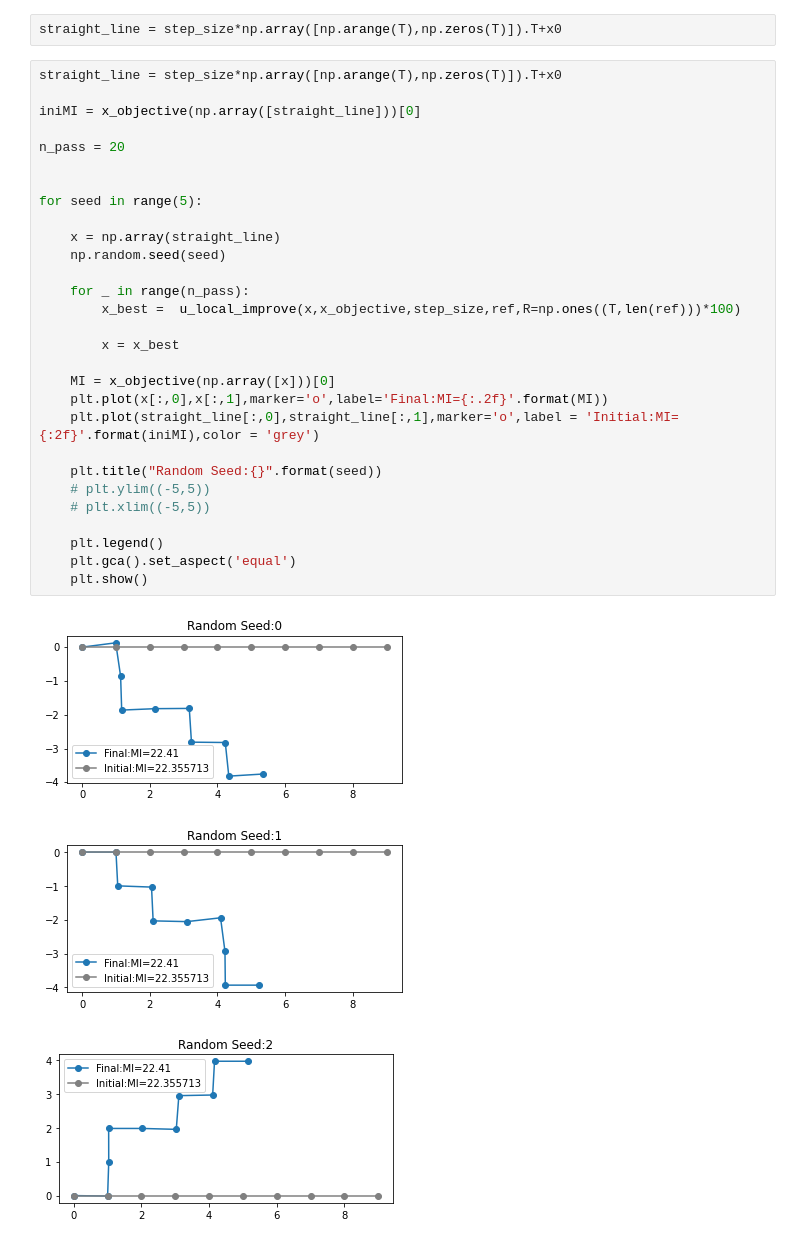
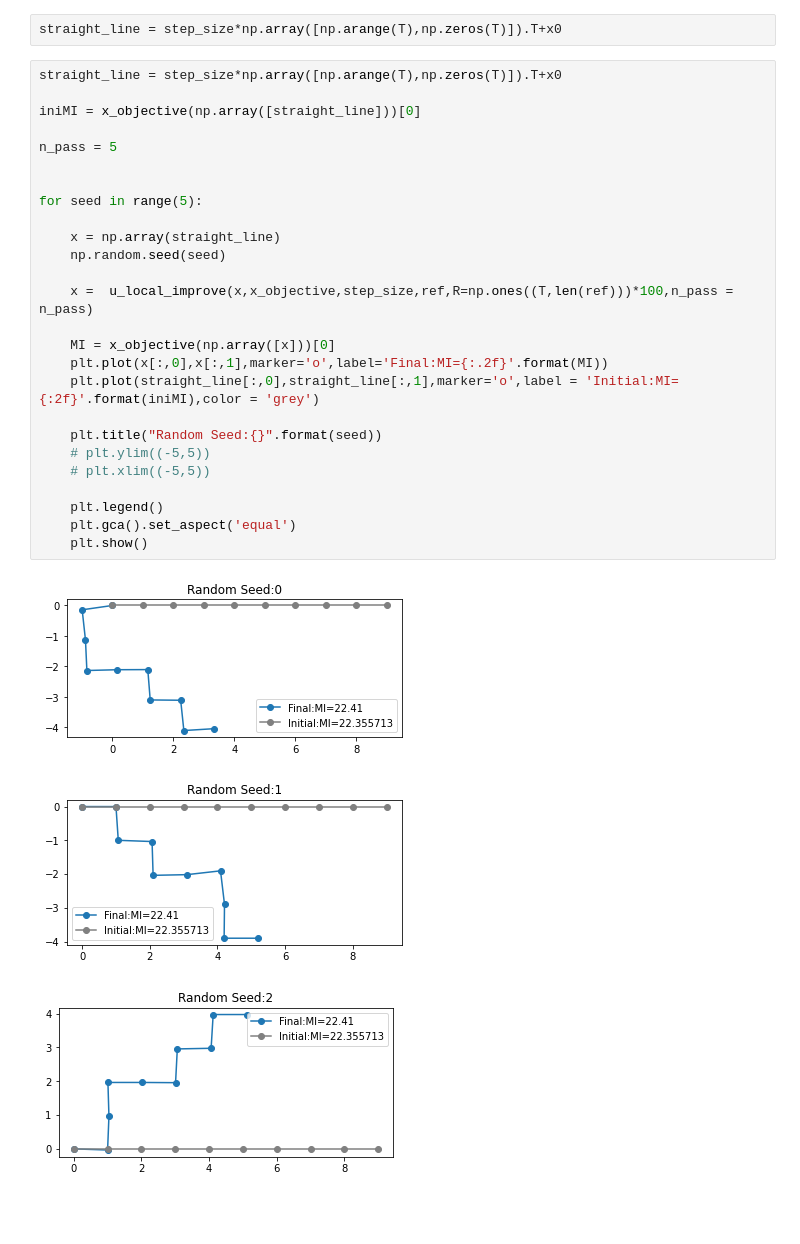
Before and after one commit to lina-robotics-lab/OptimalGPSampling, a Jupyter notebook: Notebooks/u-local-improvement.ipynb, the cells around one changed output. Drawn from its saved outputs; the diff is of its cells as text; blank space fills up the shorter version.

Commit message:
Make comprehensive figures for local improvement algorithms.

```diff
--- a/Notebooks/u-local-improvement.ipynb
+++ b/Notebooks/u-local-improvement.ipynb
@@ -80,33 +54,30 @@ straight_line = step_size*np.array([np.arange(T),np.zeros(T)]).T+x0
 # %%
 straight_line = step_size*np.array([np.arange(T),np.zeros(T)]).T+x0
 
 iniMI = x_objective(np.array([straight_line]))[0]
 
-n_pass = 20
+n_pass = 5
 
 
 for seed in range(5):
 
     x = np.array(straight_line)
     np.random.seed(seed)
 
-    for _ in range(n_pass):
-        x_best =  u_local_improve(x,x_objective,step_size,ref,R=np.ones((T,len(ref)))*100)
-
-        x = x_best
+    x =  u_local_improve(x,x_objective,step_size,ref,R=np.ones((T,len(ref)))*100,n_pass = n_pass)
 
     MI = x_objective(np.array([x]))[0]
     plt.plot(x[:,0],x[:,1],marker='o',label='Final:MI={:.2f}'.format(MI))
     plt.plot(straight_line[:,0],straight_line[:,1],marker='o',label = 'Initial:MI={:2f}'.format(iniMI),color = 'grey')
 
     plt.title("Random Seed:{}".format(seed))
     # plt.ylim((-5,5))
     # plt.xlim((-5,5))
 
     plt.legend()
     plt.gca().set_aspect('equal')
     plt.show()
 # %% [output]
-[figure, old version]
+[figure, new version]
-[figure, old version]
+[figure, new version]
-[figure, old version]
+[figure, new version]
```
Also changed, not shown: parts of 5 cells of this notebook, 3 other files.
